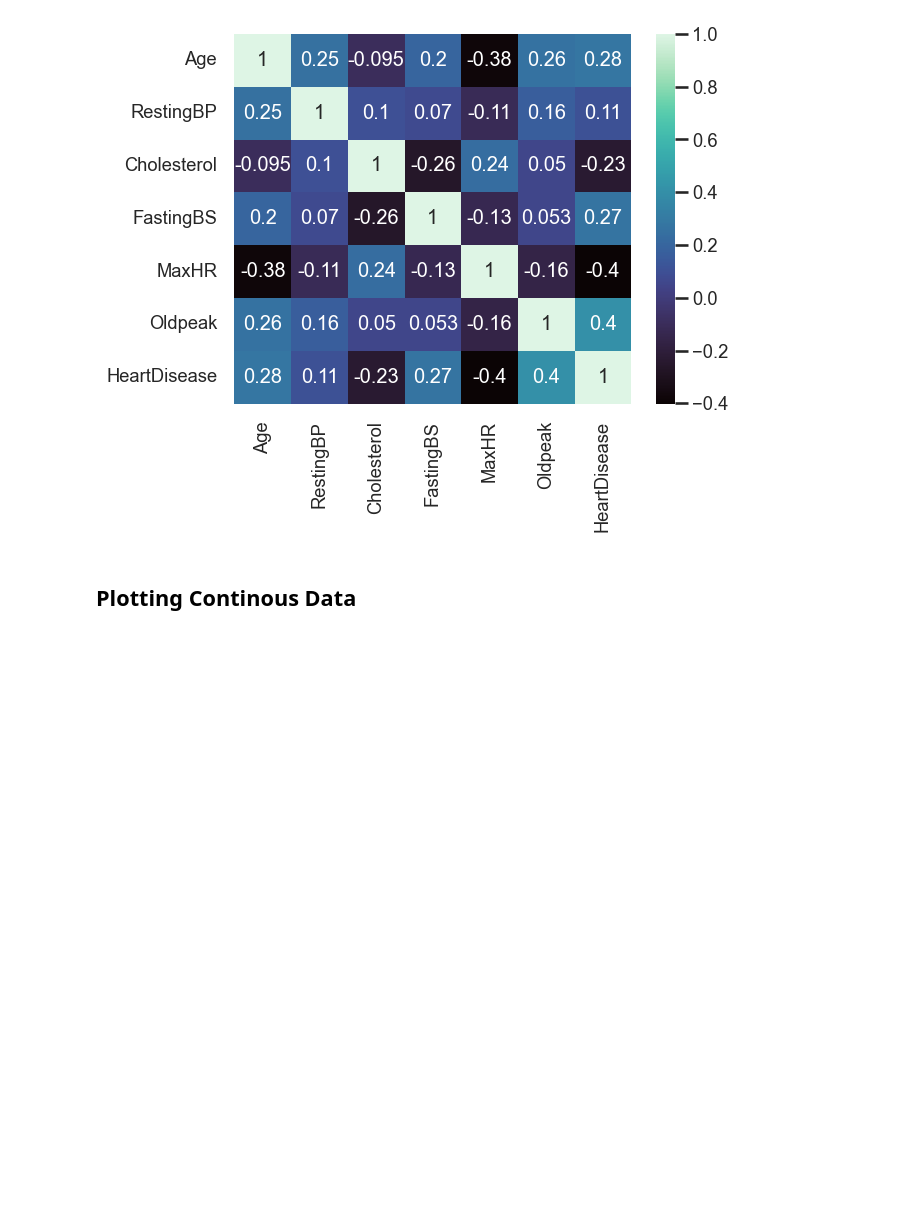
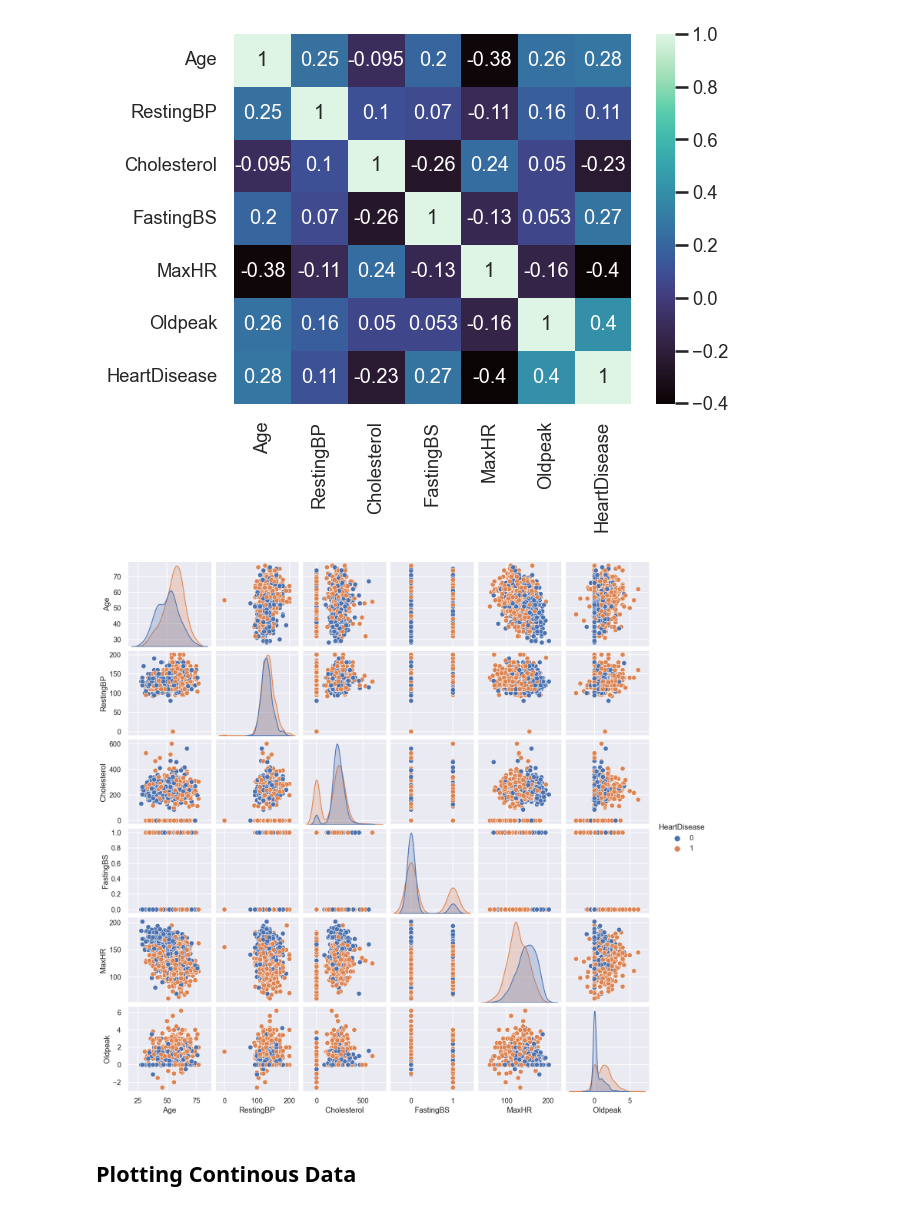
Before and after one commit to UzmaSayyeda/Heart-Disease-Analysis, a Jupyter notebook: heart_disease_analysis.ipynb, the cells around one changed output. Saved outputs shown, nothing was run; the diff lists cells and outputs as text; code cells hidden in the pictures; blank space fills up the shorter version.

```diff
--- a/heart_disease_analysis.ipynb
+++ b/heart_disease_analysis.ipynb
@@ -109,3 +124,9 @@ sns.heatmap(df.corr(),annot=True,cmap="mako")
 plt.show()
 # %% [output]
 [figure]
+# %%
+sns.set_theme(context="talk",font_scale=0.8)
+sns.pairplot(df, hue='HeartDisease')
+plt.show()
+# %% [output]
+[figure, added]
```
Also changed, not shown: parts of 12 cells of this notebook.
